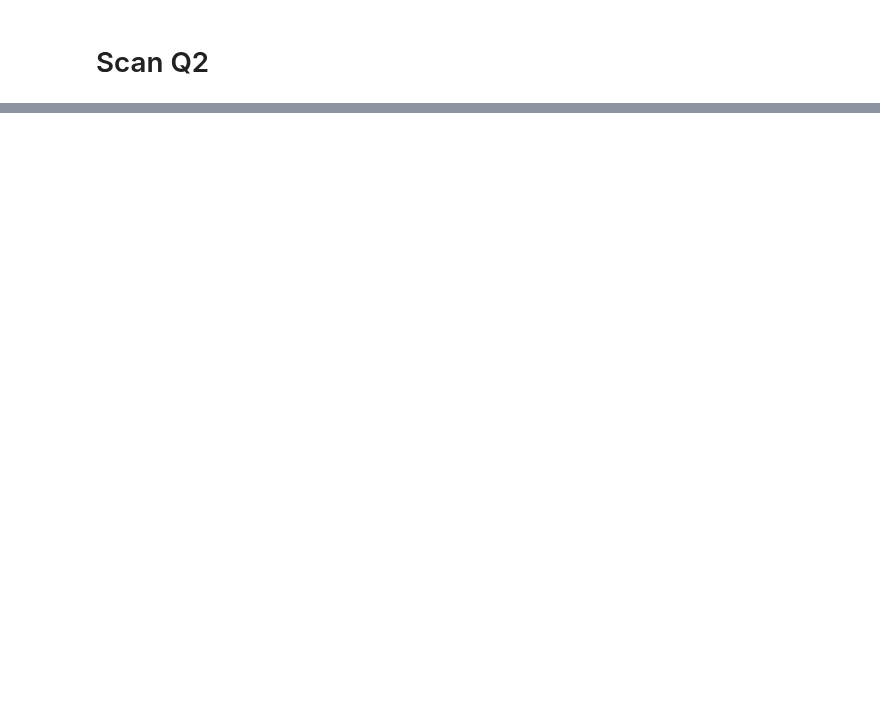
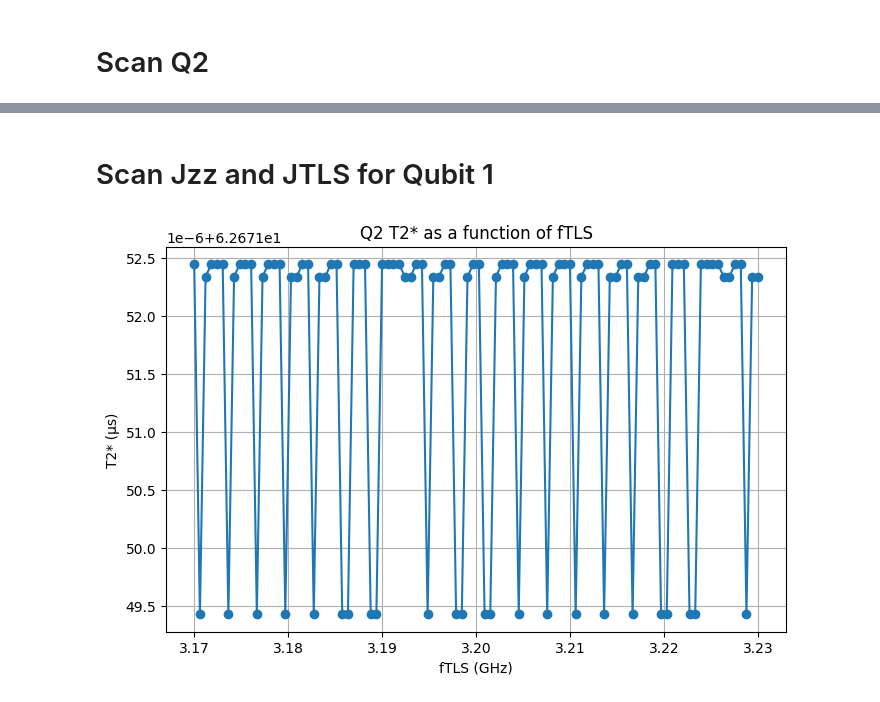
Before and after one commit to jyamaoka/qubit_zz_coupling, a Jupyter notebook: examples/scan_coupling.ipynb, the cells around one changed output, grey strips where cells are left out. Saved outputs shown, nothing was run; the diff lists cells and outputs as text; code cells hidden in the pictures; blank space fills up the shorter version.

```diff
--- a/examples/scan_coupling.ipynb
+++ b/examples/scan_coupling.ipynb
@@ -22,7 +22,7 @@ SYSTEM_PARAMS = {
     "Jzz": 0.00, # Jzz coupling
     "Jxx": 0.00, # Jxx coupling
     "Jxt": 0.00, # Jxt coupling
-    "time_points": np.linspace(0, 300, 100)  # Time points in μs
+    "time_points": np.linspace(0, 300, 110)  # Time points in μs
 }
 
 H, c_ops, sz_q1, sz_q2, sx_q1, sx_q2 = setup_operators(system_params=SYSTEM_PARAMS)
@@ -279 +301,3 @@ plt.show()
+# %% [markdown]
+# Scan Jzz and JTLS for Qubit 1
 # %%
@@ -282,0 +394,39 @@ plt.show()
+# %%
+# Define parameter ranges
+SYSTEM_PARAMS["JTLS"] = 0.05 #0.05
+
+fTLS_vals = np.linspace(3.2-0.03, 3.2+0.03, 100)  # Example: scan fTLS from 3.0 to 3.5 GHz
+T2_vec = np.zeros(len(fTLS_vals))
+
+# Base system parameters (without fTLS)
+base_params = SYSTEM_PARAMS.copy()
+tlist = base_params["time_points"]
+
+for k, fTLS in enumerate(fTLS_vals):
+    # Update parameters for this scan
+    params = base_params.copy()
+    params["fTLS"] = fTLS
+
+    # Setup system
+    H, c_ops, sz_q1, sz_q2, sx_q1, sx_q2 = setup_operators(system_params=params)
+    psi0 = tensor( (basis(2, 0) + basis(2, 1)).unit(), basis(2, 1), basis(2, 1))  # |1⟩|+⟩|1⟩
+    first_guess = [0.5, 1.0 / params["dephasing"]["q2"], params["fq2"], 0.0, 0.5]
+
+    # Solve T2 and store the fitted T2 value
+    try:
+        fit_par = solve_t2(H, psi0, tlist, c_ops, [sx_q1], first_guess, ret_pop=False, use_fit_gauss=True)
+        T2_vec[k] = fit_par[1]  # T2* is the second parameter
+    except Exception as e:
+        print(f"Error solving T2 for fTLS={fTLS}: {e}")
+        T2_vec[k] = np.nan
+
+# Plot T2* vs fTLS
+plt.figure(figsize=(8, 5))
+plt.plot(fTLS_vals, T2_vec, marker='o')
+plt.xlabel('fTLS (GHz)')
+plt.ylabel('T2* (μs)')
+plt.title('Q2 T2* as a function of fTLS')
+plt.grid(True)
+plt.show()
+# %% [output]
+[figure, added]
```
Also changed, not shown: parts of 8 cells of this notebook.
